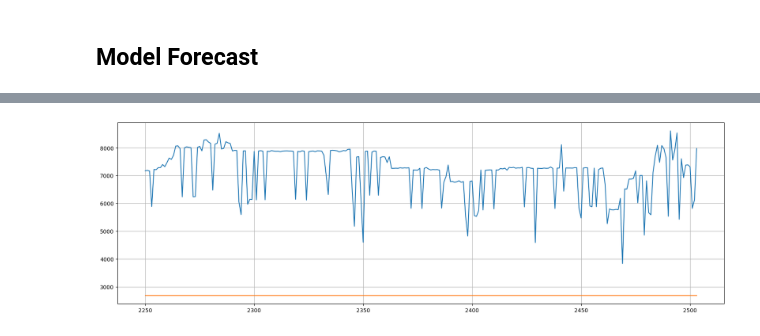
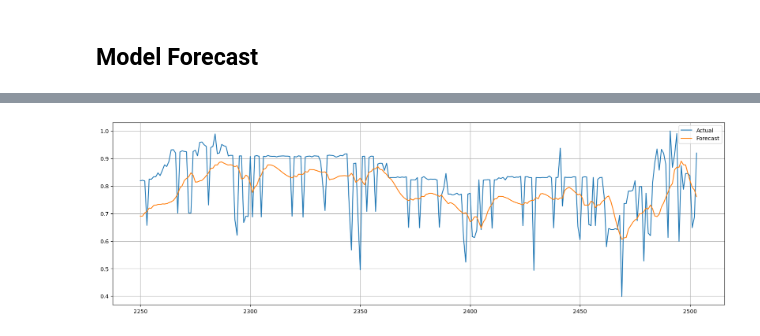
Before and after one commit to faridnec/forecasting-tech-adoption, a Jupyter notebook: models/forecast.ipynb, the cells around one changed output, grey strips where cells are left out. Saved outputs shown, nothing was run; the diff lists cells and outputs as text; code cells hidden in the pictures.

Commit message:
forecast

```diff
--- a/models/forecast.ipynb
+++ b/models/forecast.ipynb
@@ -128,7 +140,7 @@ def windowed_dataset(series, window_size, batch_size, shuffle_buffer):
 # WINDOW_SIZE = 39
 # BATCH_SIZE = 32
 # SHUFFLE_BUFFER_SIZE = 500
-window_size = 30
+window_size = 52 # 1 year
 batch_size = 32
 shuffle_buffer_size = 1000
 
@@ -235,7 +246,7 @@ optimizer = tf.keras.optimizers.SGD(momentum=0.9)
 
 model.compile(loss=tf.keras.losses.Huber(),
                 optimizer=optimizer,
-                metrics=["mae"])
+                metrics=["mae", "mse"])
 
 history = model.fit(train_set, epochs=100, callbacks=[lr_schedule])
 # %% [output]
@@ -273,14 +284,14 @@ tf.keras.backend.clear_session()
 model.set_weights(init_weights)
 # %%
 # Set the learning rate
-learning_rate = 7e-6
+learning_rate = 1e-5
 
 # Set the optimizer
 optimizer = tf.keras.optimizers.SGD(learning_rate=learning_rate, momentum=0.9)
 # %%
 model.compile(loss=tf.keras.losses.Huber(),
                   optimizer=optimizer,
-                  metrics=['mae'])
+                  metrics=['mae','mse'])
 # %% [markdown]
 ## Train Model
 # %%
@@ -365,14 +378,17 @@ def model_forecast(model, series, window_size, batch_size):
     return forecast
 # %%
 # Reduce the original series
-forecast_series = series[split_time-window_size:-1]
+legend_labels = ['Actual', 'Forecast']
 
-# Use helper function to generate predictions
+# Ensure correct slicing for forecast series
+forecast_series = scaled_series[split_time - window_size:-1]
+
+# Generate forecast using the model
 forecast = model_forecast(model, forecast_series, window_size, batch_size)
 
-# Drop single dimensional axis
+# Check if squeezing is necessary
 results = forecast.squeeze()
 
-# Plot the results
-plot_series(time_valid, (x_valid, results))
+# Plot the series
+plot_series(time_valid, (x_valid, results), legend=legend_labels)
 # %% [output]
@@ -380 +396 @@ plot_series(time_valid, (x_valid, results))
-[figure, old version]
+[figure, new version]
```
Also changed, not shown: parts of 16 cells of this notebook, 1 other file.
